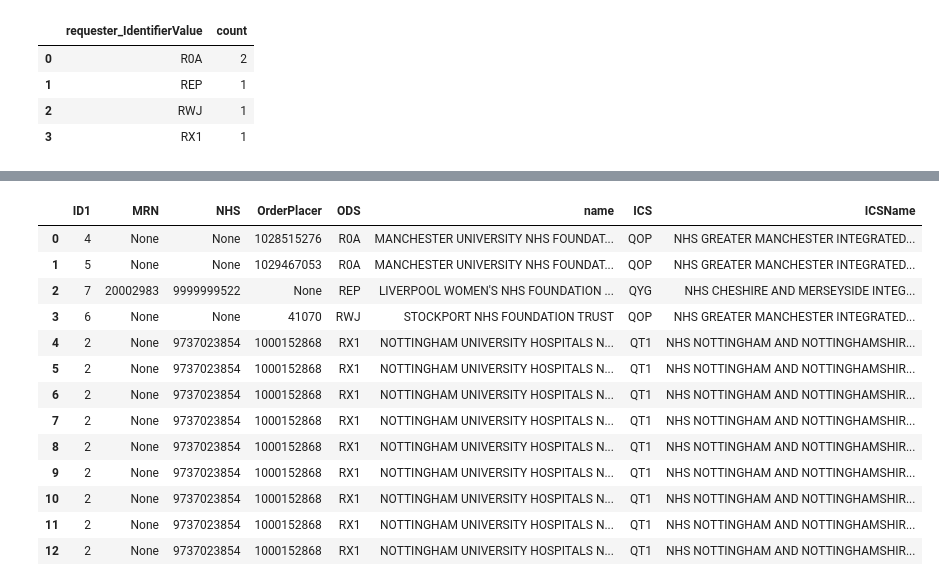
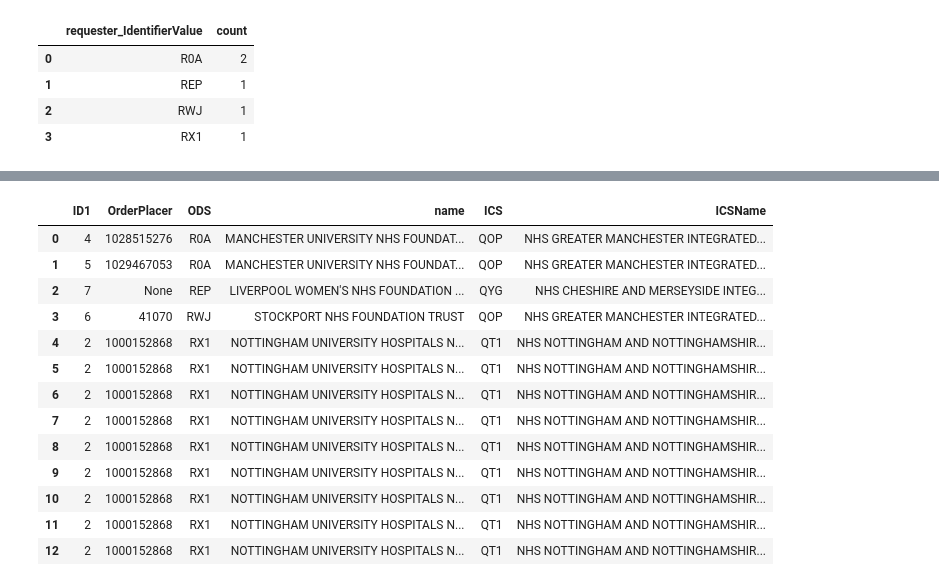
Before and after one commit to nw-gmsa/FHIR-Examples, a Jupyter notebook: jupyter/Notebooks/DashboardSQL.ipynb, the cells around one changed output, grey strips where cells are left out. Drawn from its saved outputs; the diff is of its cells as text; code cells hidden in the pictures.

```diff
--- a/jupyter/Notebooks/DashboardSQL.ipynb
+++ b/jupyter/Notebooks/DashboardSQL.ipynb
@@ -118,45 +127,43 @@ figICS.show()
 # %%
 sql = """
       select
           dr.ID1
-           ,pat.value_Value MRN
-           ,pat2.value_Value NHS
            ,sri.value_Value OrderPlacer
            ,sr.requester_IdentifierValue ODS
            ,org.phonetic name
            ,org.partof_IdentifierValue ICS
            ,parent.phonetic ICSName
       from HSFHIR_X0001_S.DiagnosticReport dr                                                                                                 join HSFHIR_X0001_S_DiagnosticReport.basedOn drb on drb.Key = dr.Key                                                                                   left outer join HSFHIR_X0001_S.ServiceRequest sr on drb.value_Reference=sr.key
                                                                                                                                               left outer join HSFHIR_X0001_S_ServiceRequest.identifier
           sri on sr.key=sri.key and sri.value_TypeCodingCode='PLAC'
                                                                                                                                               left outer join HSFHIR_X0001_S.Organization org on org.key = sr.requester_RelativeRef                                                                                           left outer join HSFHIR_X0001_S.Organization parent on parent.key = org.partof_Reference
                                                                                                                                               left outer join HSFHIR_X0001_S_Patient.identifier pat on pat.key=dr.patient_Reference and pat.value_TypeCodingCode = 'MR'
                                                                                                                                               left outer join HSFHIR_X0001_S_Patient.identifier pat2 on pat2.key=dr.patient_Reference and pat2.value_TypeCodingCode = 'NH'
       where org.partof_IdentifierValue IS NOT NULL
       order by sr.requester_IdentifierValue
       """
 
 cursor.execute(sql)
 data = cursor.fetchall()
 column_names = [desc[0] for desc in cursor.description]
 df = pd.DataFrame(data, columns=column_names)
 
 df
 # %% [output]
-|  | ID1 | MRN | NHS | OrderPlacer | ODS | name | ICS | ICSName |
-| 0 | 4 | None | None | 1028515276 | R0A | MANCHESTER UNIVERSITY NHS FOUNDAT... | QOP | NHS GREATER MANCHESTER INTEGRATED... |
-| 1 | 5 | None | None | 1029467053 | R0A | MANCHESTER UNIVERSITY NHS FOUNDAT... | QOP | NHS GREATER MANCHESTER INTEGRATED... |
-| 2 | 7 | 20002983 | 9999999522 | None | REP | LIVERPOOL WOMEN'S NHS FOUNDATION ... | QYG | NHS CHESHIRE AND MERSEYSIDE INTEG... |
-| 3 | 6 | None | None | 41070 | RWJ | STOCKPORT NHS FOUNDATION TRUST | QOP | NHS GREATER MANCHESTER INTEGRATED... |
-| 4 | 2 | None | 9737023854 | 1000152868 | RX1 | NOTTINGHAM UNIVERSITY HOSPITALS N... | QT1 | NHS NOTTINGHAM AND NOTTINGHAMSHIR... |
-| 5 | 2 | None | 9737023854 | 1000152868 | RX1 | NOTTINGHAM UNIVERSITY HOSPITALS N... | QT1 | NHS NOTTINGHAM AND NOTTINGHAMSHIR... |
-| 6 | 2 | None | 9737023854 | 1000152868 | RX1 | NOTTINGHAM UNIVERSITY HOSPITALS N... | QT1 | NHS NOTTINGHAM AND NOTTINGHAMSHIR... |
-| 7 | 2 | None | 9737023854 | 1000152868 | RX1 | NOTTINGHAM UNIVERSITY HOSPITALS N... | QT1 | NHS NOTTINGHAM AND NOTTINGHAMSHIR... |
-| 8 | 2 | None | 9737023854 | 1000152868 | RX1 | NOTTINGHAM UNIVERSITY HOSPITALS N... | QT1 | NHS NOTTINGHAM AND NOTTINGHAMSHIR... |
-| 9 | 2 | None | 9737023854 | 1000152868 | RX1 | NOTTINGHAM UNIVERSITY HOSPITALS N... | QT1 | NHS NOTTINGHAM AND NOTTINGHAMSHIR... |
-| 10 | 2 | None | 9737023854 | 1000152868 | RX1 | NOTTINGHAM UNIVERSITY HOSPITALS N... | QT1 | NHS NOTTINGHAM AND NOTTINGHAMSHIR... |
-| 11 | 2 | None | 9737023854 | 1000152868 | RX1 | NOTTINGHAM UNIVERSITY HOSPITALS N... | QT1 | NHS NOTTINGHAM AND NOTTINGHAMSHIR... |
-| 12 | 2 | None | 9737023854 | 1000152868 | RX1 | NOTTINGHAM UNIVERSITY HOSPITALS N... | QT1 | NHS NOTTINGHAM AND NOTTINGHAMSHIR... |
+|  | ID1 | OrderPlacer | ODS | name | ICS | ICSName |
+| 0 | 4 | 1028515276 | R0A | MANCHESTER UNIVERSITY NHS FOUNDAT... | QOP | NHS GREATER MANCHESTER INTEGRATED... |
+| 1 | 5 | 1029467053 | R0A | MANCHESTER UNIVERSITY NHS FOUNDAT... | QOP | NHS GREATER MANCHESTER INTEGRATED... |
+| 2 | 7 | None | REP | LIVERPOOL WOMEN'S NHS FOUNDATION ... | QYG | NHS CHESHIRE AND MERSEYSIDE INTEG... |
+| 3 | 6 | 41070 | RWJ | STOCKPORT NHS FOUNDATION TRUST | QOP | NHS GREATER MANCHESTER INTEGRATED... |
+| 4 | 2 | 1000152868 | RX1 | NOTTINGHAM UNIVERSITY HOSPITALS N... | QT1 | NHS NOTTINGHAM AND NOTTINGHAMSHIR... |
+| 5 | 2 | 1000152868 | RX1 | NOTTINGHAM UNIVERSITY HOSPITALS N... | QT1 | NHS NOTTINGHAM AND NOTTINGHAMSHIR... |
+| 6 | 2 | 1000152868 | RX1 | NOTTINGHAM UNIVERSITY HOSPITALS N... | QT1 | NHS NOTTINGHAM AND NOTTINGHAMSHIR... |
+| 7 | 2 | 1000152868 | RX1 | NOTTINGHAM UNIVERSITY HOSPITALS N... | QT1 | NHS NOTTINGHAM AND NOTTINGHAMSHIR... |
+| 8 | 2 | 1000152868 | RX1 | NOTTINGHAM UNIVERSITY HOSPITALS N... | QT1 | NHS NOTTINGHAM AND NOTTINGHAMSHIR... |
+| 9 | 2 | 1000152868 | RX1 | NOTTINGHAM UNIVERSITY HOSPITALS N... | QT1 | NHS NOTTINGHAM AND NOTTINGHAMSHIR... |
+| 10 | 2 | 1000152868 | RX1 | NOTTINGHAM UNIVERSITY HOSPITALS N... | QT1 | NHS NOTTINGHAM AND NOTTINGHAMSHIR... |
+| 11 | 2 | 1000152868 | RX1 | NOTTINGHAM UNIVERSITY HOSPITALS N... | QT1 | NHS NOTTINGHAM AND NOTTINGHAMSHIR... |
+| 12 | 2 | 1000152868 | RX1 | NOTTINGHAM UNIVERSITY HOSPITALS N... | QT1 | NHS NOTTINGHAM AND NOTTINGHAMSHIR... |
 # %%
 import dash
 from dash import dcc, html, Input, Output, dash_table
```
Also changed, not shown: parts of 2 cells of this notebook, 3 other files.
